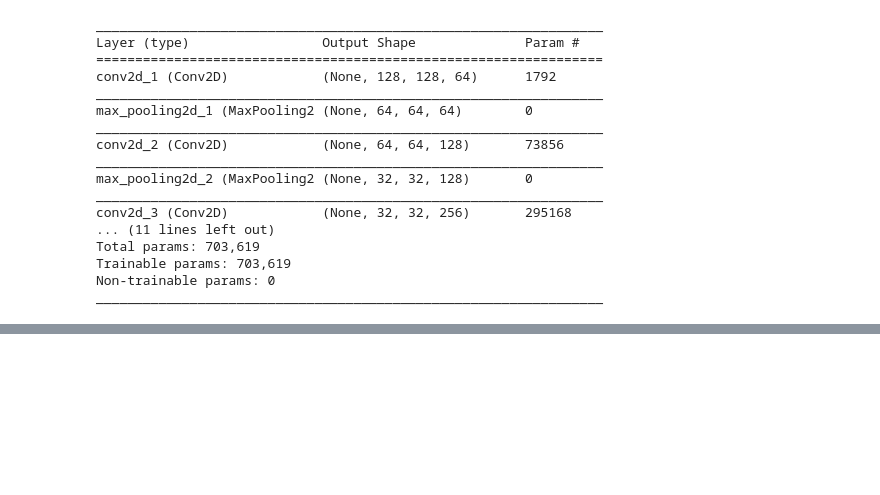
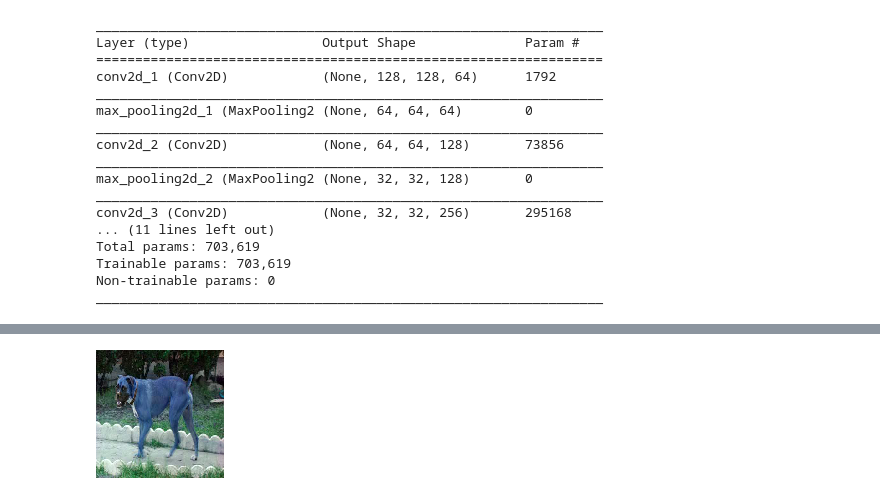
Before and after one commit to shivin7/Robustness-Testing-of-NNs, a Jupyter notebook: CNN Experiments.ipynb, the cells around one changed output, grey strips where cells are left out. Cells and saved outputs as stored; diff of their text form; code cells hidden in the pictures; blank space fills up the shorter version.

```diff
--- a/CNN Experiments.ipynb
+++ b/CNN Experiments.ipynb
@@ -522,2 +520,5 @@ img = validation_generator.next()
 # %%
-print(noise.eval(feed_dict = {x:img[0], y:np.expand_dims(img[1],axis = 1)}))
+session = tf.Session()
+session.run(tf.global_variables_initializer())
+n,p = session.run([noise,prediction],feed_dict = {x:data[0], y:np.expand_dims(data[1],axis = 1)})
+session.close()
@@ -537,0 +545,4 @@ def advloss(y_true, y_pred):
+# %%
+cv2_imshow((data[0][2] + n[2])*255)
+# %% [output]
+[figure, added]
```
Also changed, not shown: parts of 28 cells of this notebook.
